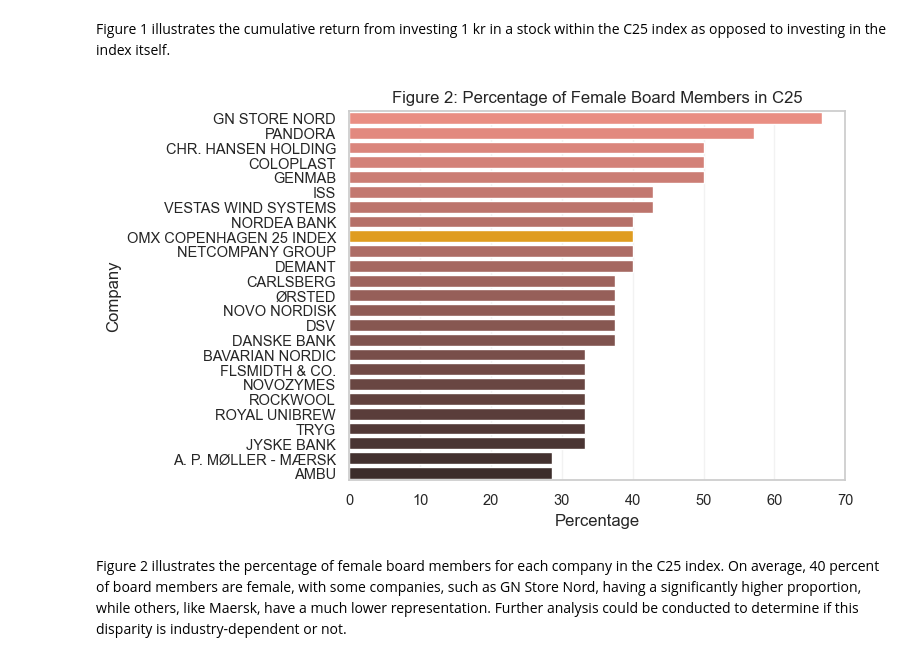
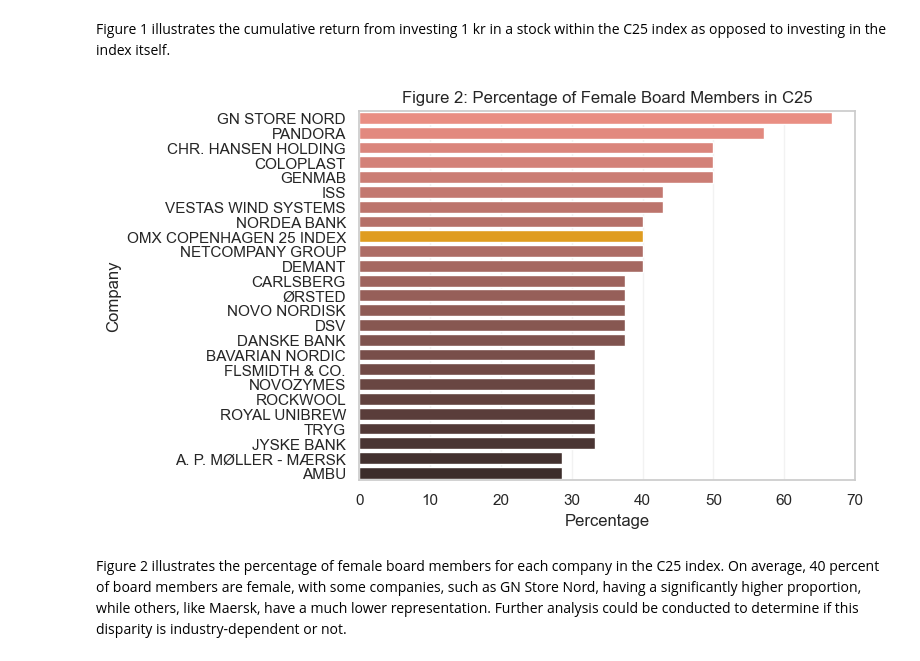
Before and after one commit to NumEconCopenhagen/projects-2023-jts, a Jupyter notebook: dataproject/dataproject.ipynb, the cells around one changed output. Saved outputs shown, nothing was run; the diff lists cells and outputs as text; code cells hidden in the pictures.

```diff
--- a/dataproject/dataproject.ipynb
+++ b/dataproject/dataproject.ipynb
@@ -113,29 +113,25 @@ Figure 1 illustrates the cumulative return from investing 1 kr in a stock within
 # %%
 # set theme
 sns.set(style="whitegrid")
 
 # create a list with n colors of dark:salmon_r
 palette = list(sns.color_palette('dark:salmon_r', n_colors = len(C25F)))
 
 # insert the color 'orange' in the list of colors using the index of C25
 palette.insert(C25F[C25F['company'] == 'OMX COPENHAGEN 25 INDEX'].index[0], 'orange')
 
 # create the bar chart with the custom palette
 ax = sns.barplot(x='femaleboard', y='company', data=C25F, palette=palette)
 
-# set the title, labels and ticks
+# set the title and labels
 ax.set_title('Figure 2: Percentage of Female Board Members in C25', fontsize = 12)
 ax.set_xlabel('Percentage', fontsize = 12)
 ax.set_ylabel('Company', fontsize = 12)
 
-# change the font size of the x- and y-tick labels
-ax.set_yticklabels(ax.get_yticklabels(), fontsize = 10.5)
-ax.set_xticklabels(ax.get_xticklabels(), fontsize = 10.5)
-
 # Show the plot
 plt.show();
 # %% [output]
-[figure, old version]
+[figure, new version]
 # %% [markdown]
 Figure 2 illustrates the percentage of female board members for each company in the C25 index. On average, 40 percent of board members are female, with some companies, such as GN Store Nord, having a significantly higher proportion, while others, like Maersk, have a much lower representation. Further analysis could be conducted to determine if this disparity is industry-dependent or not.
 # %% [markdown]
```
Also changed, not shown: parts of 2 cells of this notebook.
